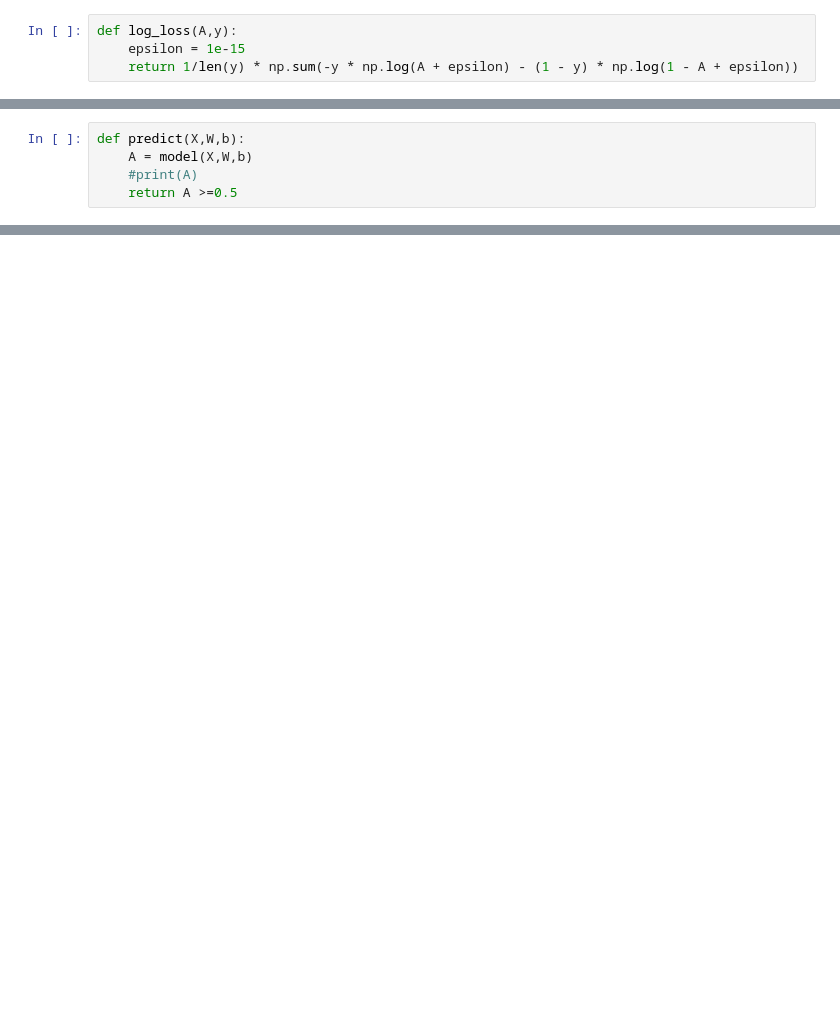
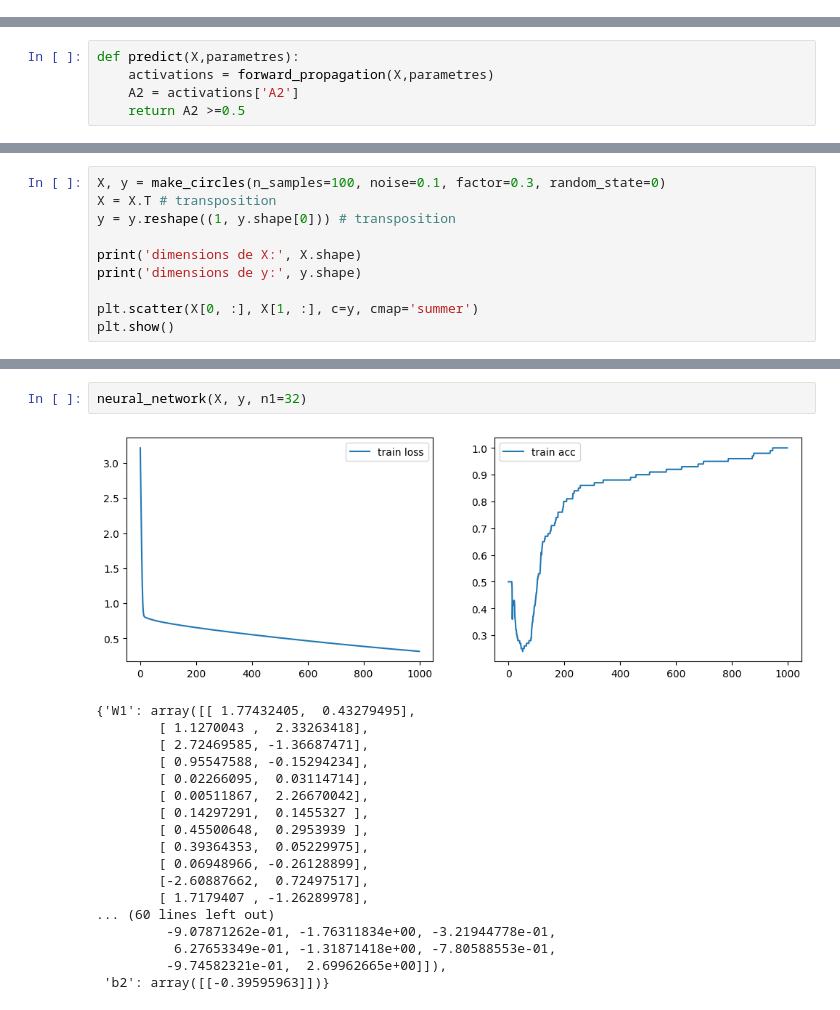
Before and after one commit to 6mtx9/python, a Jupyter notebook: neurone/reseau de neurones.ipynb, the cells around one changed output, grey strips where cells are left out. Saved outputs shown, nothing was run; the diff lists cells and outputs as text; blank space fills up the shorter version.

```diff
--- a/neurone/reseau de neurones.ipynb
+++ b/neurone/reseau de neurones.ipynb
@@ -25,5 +47 @@ def forward_propagation(X,parametres):
-# %%
-def log_loss(A,y):
-    epsilon = 1e-15
-    return 1/len(y) * np.sum(-y * np.log(A + epsilon) - (1 - y) * np.log(1 - A + epsilon))
 # %%
@@ -39,5 +96,5 @@ def update(dW,db,W,b,learning_rate):
 # %%
-def predict(X,W,b):
-    A = model(X,W,b)
-    #print(A)
-    return A >=0.5
+def predict(X,parametres):
+    activations = forward_propagation(X,parametres)
+    A2 = activations['A2']
+    return A2 >=0.5
@@ -43,0 +141,10 @@ def predict(X,W,b):
+# %%
+X, y = make_circles(n_samples=100, noise=0.1, factor=0.3, random_state=0)
+X = X.T # transposition
+y = y.reshape((1, y.shape[0])) # transposition
+
+print('dimensions de X:', X.shape)
+print('dimensions de y:', y.shape)
+
+plt.scatter(X[0, :], X[1, :], c=y, cmap='summer')
+plt.show()
@@ -43,0 +155,21 @@ def predict(X,W,b):
+# %%
+neural_network(X, y, n1=32)
+# %% [output]
+[figure, added]
+{'W1': array([[ 1.77432405,  0.43279495],
+        [ 1.1270043 ,  2.33263418],
+        [ 2.72469585, -1.36687471],
+        [ 0.95547588, -0.15294234],
+        [ 0.02266095,  0.03114714],
+        [ 0.00511867,  2.26670042],
+        [ 0.14297291,  0.1455327 ],
+        [ 0.45500648,  0.2953939 ],
+        [ 0.39364353,  0.05229975],
+        [ 0.06948966, -0.26128899],
+        [-2.60887662,  0.72497517],
+        [ 1.7179407 , -1.26289978],
+... (60 lines left out)
+         -9.07871262e-01, -1.76311834e+00, -3.21944778e-01,
+          6.27653349e-01, -1.31871418e+00, -7.80588553e-01,
+         -9.74582321e-01,  2.69962665e+00]]),
+ 'b2': array([[-0.39595963]])}
```
Also changed, not shown: parts of 7 cells of this notebook, 2 other files.
